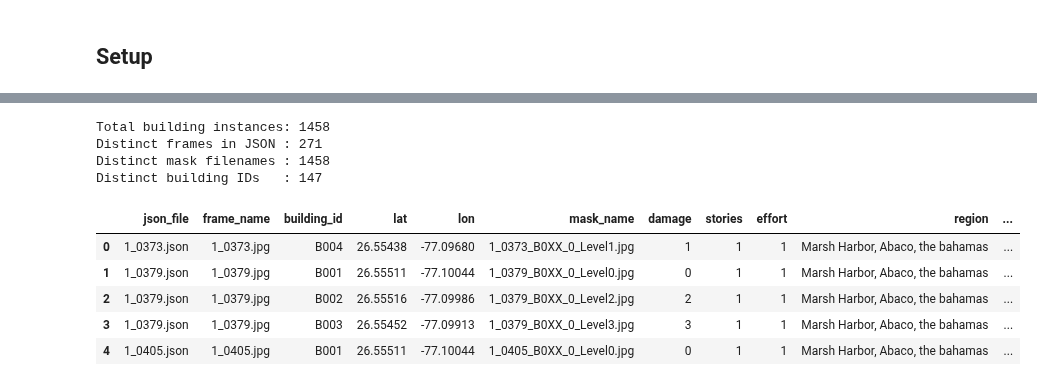
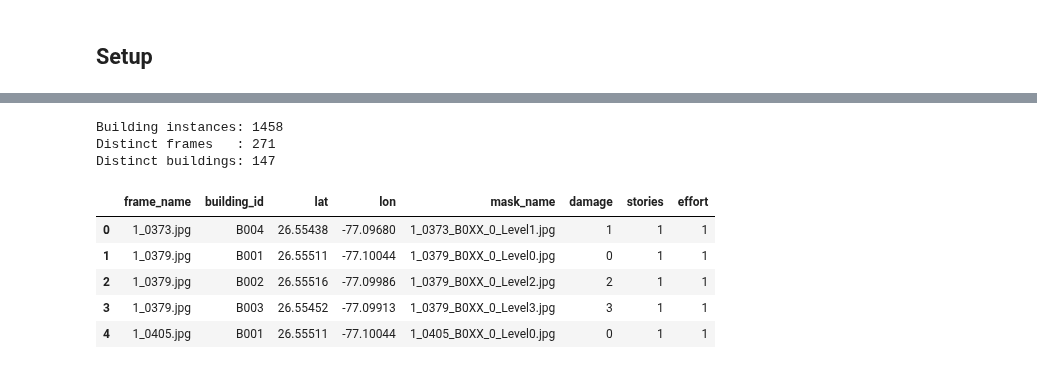
Before and after one commit to zachshotwell/AI-FinalProject-GroupSCR, a Jupyter notebook: DoriaNETProject/DoriaNET.ipynb, the cells around one changed output, grey strips where cells are left out. Drawn from its saved outputs; the diff is of its cells as text; code cells hidden in the pictures.

Commit message:
Code refactor, added markdown for DoriaNET

```diff
--- a/DoriaNETProject/DoriaNET.ipynb
+++ b/DoriaNETProject/DoriaNET.ipynb
@@ -102,8 +94,0 @@ Mask[0] shape: (720, 1280, 3), dtype: uint8
-# %%
-sample_json = json_files[0]
-with open(sample_json) as f:
-  sample = json.load(f)
-
-print(f'File: {sample_json.name}')
-print(f'Top-level keys: {list(sample.keys())}\n')
-print(json.dumps(sample, indent=2)[:2000])
@@ -177,42 +110,36 @@ Damage-vs-filename mismatches: 0 / 1458
 # %%
 def parse_frame_json(path):
     with open(path) as f:
         d = json.load(f)
     rows = []
-    for b in d["Buildings"]:                          # b is a 7-element list
+    for b in d["Buildings"]:  # 7-element list per the DoriaNET schema
         lat, lon = (float(x) for x in b[1].split(","))
         rows.append({
-            "json_file":    path.name,
-            "frame_name":   Path(d["Frame_Name"]).name,  # strip "FRAME/" prefix
-            "building_id":  b[0],
-            "lat":          lat,
-            "lon":          lon,
-            "mask_name":    b[2],
-            "damage":       b[3],
-            "stories":      b[4],
-            "effort":       b[5],
-            "region":       d.get("Region"),
-            "capture_date": d.get("Capture date"),
-            "video_url":    d.get("Original video link"),
+            "frame_name":  Path(d["Frame_Name"]).name,
+            "building_id": b[0],
+            "lat":         lat,
+            "lon":         lon,
+            "mask_name":   b[2],
+            "damage":      b[3],
+            "stories":     b[4],
+            "effort":      b[5],
         })
     return rows
 
 records = [r for p in json_files for r in parse_frame_json(p)]
 df = pd.DataFrame(records)
 
-print(f"Total building instances: {len(df)}")
-print(f"Distinct frames in JSON : {df['frame_name'].nunique()}")
-print(f"Distinct mask filenames : {df['mask_name'].nunique()}")
-print(f"Distinct building IDs   : {df['building_id'].nunique()}")
+print(f"Building instances: {len(df)}")
+print(f"Distinct frames   : {df['frame_name'].nunique()}")
+print(f"Distinct buildings: {df['building_id'].nunique()}")
 df.head()
 # %% [output]
-Total building instances: 1458
-Distinct frames in JSON : 271
-Distinct mask filenames : 1458
-Distinct building IDs   : 147
+Building instances: 1458
+Distinct frames   : 271
+Distinct buildings: 147
-|  | json_file | frame_name | building_id | lat | lon | mask_name | damage | stories | effort | region | ... |
-| 0 | 1_0373.json | 1_0373.jpg | B004 | 26.55438 | -77.09680 | 1_0373_B0XX_0_Level1.jpg | 1 | 1 | 1 | Marsh Harbor, Abaco, the bahamas | ... |
-| 1 | 1_0379.json | 1_0379.jpg | B001 | 26.55511 | -77.10044 | 1_0379_B0XX_0_Level0.jpg | 0 | 1 | 1 | Marsh Harbor, Abaco, the bahamas | ... |
-| 2 | 1_0379.json | 1_0379.jpg | B002 | 26.55516 | -77.09986 | 1_0379_B0XX_0_Level2.jpg | 2 | 1 | 1 | Marsh Harbor, Abaco, the bahamas | ... |
-| 3 | 1_0379.json | 1_0379.jpg | B003 | 26.55452 | -77.09913 | 1_0379_B0XX_0_Level3.jpg | 3 | 1 | 1 | Marsh Harbor, Abaco, the bahamas | ... |
-| 4 | 1_0405.json | 1_0405.jpg | B001 | 26.55511 | -77.10044 | 1_0405_B0XX_0_Level0.jpg | 0 | 1 | 1 | Marsh Harbor, Abaco, the bahamas | ... |
+|  | frame_name | building_id | lat | lon | mask_name | damage | stories | effort |
+| 0 | 1_0373.jpg | B004 | 26.55438 | -77.09680 | 1_0373_B0XX_0_Level1.jpg | 1 | 1 | 1 |
+| 1 | 1_0379.jpg | B001 | 26.55511 | -77.10044 | 1_0379_B0XX_0_Level0.jpg | 0 | 1 | 1 |
+| 2 | 1_0379.jpg | B002 | 26.55516 | -77.09986 | 1_0379_B0XX_0_Level2.jpg | 2 | 1 | 1 |
+| 3 | 1_0379.jpg | B003 | 26.55452 | -77.09913 | 1_0379_B0XX_0_Level3.jpg | 3 | 1 | 1 |
+| 4 | 1_0405.jpg | B001 | 26.55511 | -77.10044 | 1_0405_B0XX_0_Level0.jpg | 0 | 1 | 1 |
```
Also changed, not shown: parts of 24 cells of this notebook.
